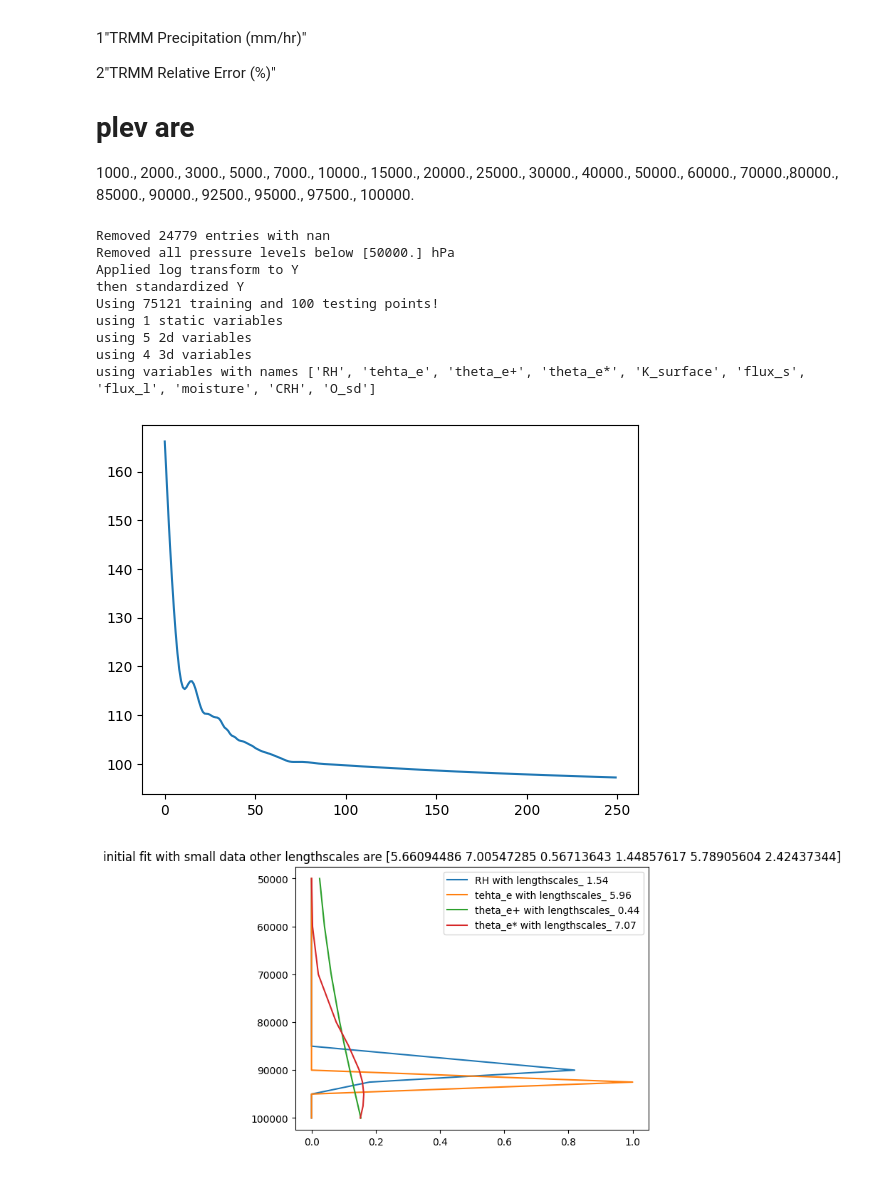
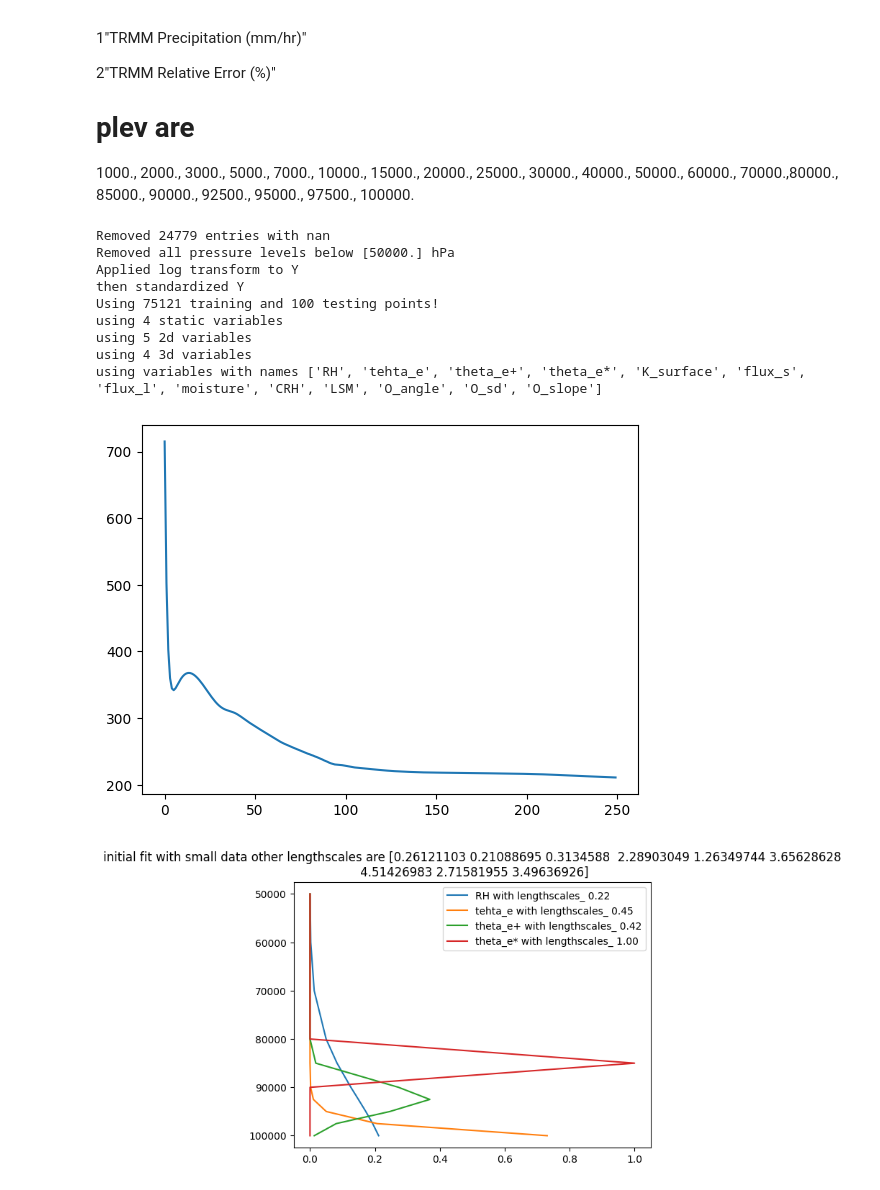
Before and after one commit to JaxGaussianProcesses/GPJax, a Jupyter notebook: Play.ipynb, the cells around one changed output. Cells and saved outputs as stored; diff of their text form; code cells hidden in the pictures.

```diff
--- a/Play.ipynb
+++ b/Play.ipynb
@@ -140,8 +140,8 @@ X3d = X3d[:,idx_3d,:]
 sigma_o = jnp.where(Xstatic[:,0]<0.5, 0.0, 1.0+jnp.log(1+Xstatic[:,2]))
 Xstatic = Xstatic.at[:,2].set(sigma_o)
 names_static = ["LSM","O_angle","O_sd","O_slope"]
-# idx_static = [i for i in range(len(names_static))]
-idx_static = [2]
+idx_static = [i for i in range(len(names_static))]
+#idx_static = [2]
 names_static = [names_static[i] for i in idx_static]
 Xstatic = Xstatic[:,idx_static]
 
@@ -169,22 +169,26 @@ pressure_levels = pressure[:,lowest_idx:]
 
 # also log Y
 print(f"Applied log transform to Y")
-Y = jnp.log(Y+1e-12)
+Y = jnp.log(Y-jnp.min(Y)+1e-12)
 print(f"then standardized Y")
 Y_mean = jnp.mean(Y)
 Y_std = jnp.std(Y)
 Y = (Y - Y_mean) / Y_std
 
 # standardize inputs
-X3d_std = jnp.std(X3d, axis=0)
-X3d_mean = jnp.mean(X3d,axis=0)
-X3d = (X3d - X3d_mean) / X3d_std
+X3d_std = jnp.std(X3d, axis=(0,2))
+X3d_mean = jnp.mean(X3d,axis=(0,2))
+X3d = (X3d - X3d_mean[None,:,None]) / X3d_std[None,:,None]
 X2d_std = jnp.std(X2d, axis=0)
 X2d_mean = jnp.mean(X2d,axis=0)
 X2d = (X2d - X2d_mean) / X2d_std
 Xstatic_std = jnp.std(Xstatic, axis=0)
 Xstatic_mean = jnp.mean(Xstatic,axis=0)
 Xstatic = (Xstatic - Xstatic_mean) / Xstatic_std
+
+X_mean = jnp.concatenate([X3d_mean, X2d_mean, Xstatic_mean])
+X_std = jnp.concatenate([X3d_std, X2d_std, Xstatic_std])
+
 
 
 # look at all data but 1_000 test
@@ -208,10 +212,10 @@ Removed all pressure levels below [50000.] hPa
 Applied log transform to Y
 then standardized Y
 Using 75121 training and 100 testing points!
-using 1 static variables
+using 4 static variables
 using 5 2d variables
 using 4 3d variables
-using variables with names ['RH', 'tehta_e', 'theta_e+', 'theta_e*', 'K_surface', 'flux_s', 'flux_l', 'moisture', 'CRH', 'O_sd']
+using variables with names ['RH', 'tehta_e', 'theta_e+', 'theta_e*', 'K_surface', 'flux_s', 'flux_l', 'moisture', 'CRH', 'LSM', 'O_angle', 'O_sd', 'O_slope']
 # %%
 def plot_params(model, title=""):
     if isinstance(model, gpx.variational_families.AbstractVariationalFamily):
@@ -240,44 +244,43 @@ class OrthogonalRBF(OrthogonalRBF):
 
 # prep fancy kernel for model
 # first fit with small data to get init for SVGP
-num_data_for_init=100
+num_data_for_init=200
 D_small = VerticalDataset(
     X2d = X2d[:num_data_for_init,:],
     X3d = X3d[:num_data_for_init,:,:],
     Xstatic = Xstatic[:num_data_for_init,:],
     y=Y[:num_data_for_init,:],
 )
 
 lengthscale_bij = tfb.SoftClip(jnp.array(1e-2, dtype=jnp.float64),jnp.array(1e2, dtype=jnp.float64))
-variance_bij = tfb.SoftClip(jnp.array(1e-5, dtype=jnp.float64),jnp.array(1e5, dtype=jnp.float64))
-noise_bij = tfb.SoftClip(jnp.array(1e-5, dtype=jnp.float64),jnp.array(1e5, dtype=jnp.float64))
-smoother_input_scale_bij = tfb.Softplus(low=jnp.array(1.0e-5, dtype=jnp.float64))
+variance_bij = tfb.SoftClip(jnp.array(1e-3, dtype=jnp.float64),jnp.array(1e3, dtype=jnp.float64))
+noise_bij = tfb.SoftClip(jnp.array(1e-3, dtype=jnp.float64),jnp.array(1e3, dtype=jnp.float64))
+smoother_input_scale_bij = tfb.Softplus(low=jnp.array(1.0e-3, dtype=jnp.float64))
 smoother_mean_bij = tfb.SoftClip(jnp.array(-1e3, dtype=jnp.float64),jnp.array(1e3, dtype=jnp.float64))
 smoother = VerticalSmoother(jnp.array([[0.0]*num_3d_variables]), jnp.array([[1.0]*num_3d_variables]), Z_levels=pressure_levels).replace_bijector(smoother_mean=smoother_mean_bij,smoother_input_scale=smoother_input_scale_bij)
 
-# kernel = RBF(variance = jnp.var(Y), lengthscale=jnp.array([1.0]*num_variables)).replace_bijector(lengthscale=lengthscale_bij)
-# base_kernels= [RBF(lengthscale=jnp.array([1.0]), active_dims=[i]).replace_bijector(lengthscale=lengthscale_bij).replace_trainable(variance=False) for i in range(num_variables)]
+
 base_kernels= [OrthogonalRBF(lengthscale=jnp.array([1.0]), active_dims=[i]).replace_bijector(lengthscale=lengthscale_bij) for i in range(num_variables)]
 max_interaction = 2
-kernel = gpx.kernels.AdditiveKernel(kernels=base_kernels,interaction_variances=jnp.array([1.0]*(max_interaction + 1)) * jnp.var(D_small.y), max_interaction_depth=max_interaction).replace_bijector(interaction_variances=variance_bij)
+kernel = gpx.kernels.AdditiveKernel(kernels=base_kernels,interaction_variances=jnp.array([1.0]*(max_interaction + 1)), max_interaction_depth=max_interaction).replace_bijector(interaction_variances=variance_bij)
 
 prior = gpx.gps.Prior(mean_function= gpx.mean_functions.Zero(), kernel = kernel)
-likelihood = gpx.likelihoods.Gaussian(num_datapoints=num_data_for_init).replace_bijector(obs_stddev=noise_bij)
+likelihood = gpx.likelihoods.Gaussian(num_datapoints=num_data_for_init, obs_stddev=0.01).replace_bijector(obs_stddev=noise_bij)#.replace_trainable(obs_stddev=True)
 # posterior = CustomConjugatePosterior(prior=prior, likelihood=likelihood, smoother=smoother)
 posterior = CustomAdditiveConjugatePosterior(prior=prior, likelihood=likelihood, smoother=smoother)
 objective = jax.jit(CustomConjugateMLL(negative=True))
 opt_posterior, history = gpx.fit(
     model=posterior,
     objective=objective,
     train_data=D_small,
     optim=ox.adamw(learning_rate=1e-1),
     num_iters=250,
     key=jr.PRNGKey(42),
     safe=False,
 )
 plt.plot(history)
 plot_params(opt_posterior, title="initial fit with small data")
 # %% [output]
-[figure, old version]
+[figure, new version]
-[figure, old version]
+[figure, new version]
 # %%
```
Also changed, not shown: parts of 2 cells of this notebook.
